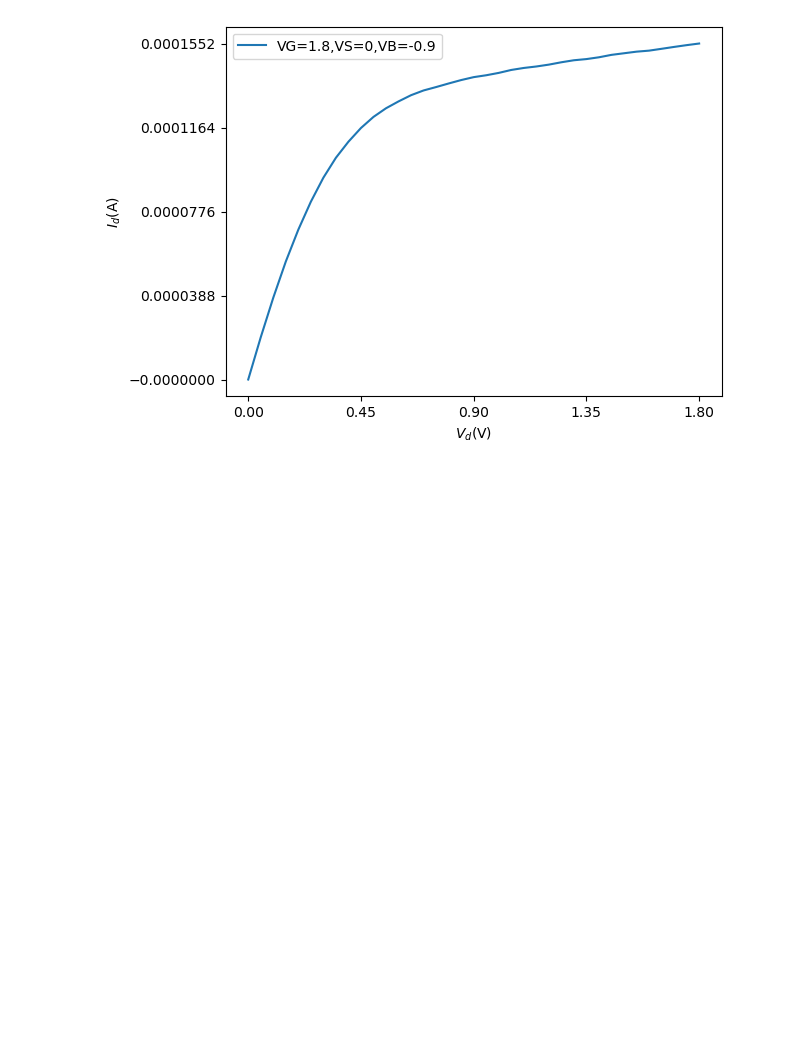
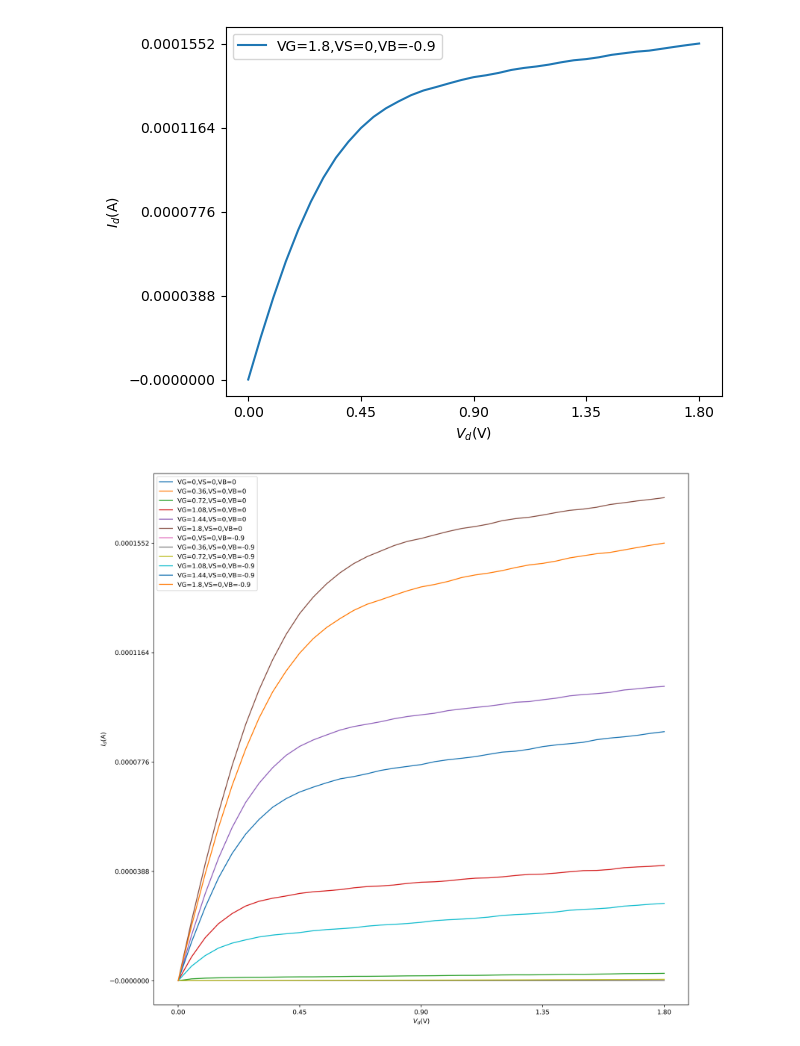
Before and after one commit to ilkerparmaksiz/Analysis, a Jupyter notebook: QPIX/MDM_parser.ipynb, the cells around one changed output. Cells and saved outputs as stored; diff of their text form; code cells hidden in the pictures; blank space fills up the shorter version.

```diff
--- a/QPIX/MDM_parser.ipynb
+++ b/QPIX/MDM_parser.ipynb
@@ -72,3 +78,18 @@ plt.legend()
 plt.show()
 # %% [output]
 [figure]
+# %%
+## All of them
+plt.figure(figsize=(15,15),dpi=300)
+for row in v1:
+    xticks=np.linspace(np.min(v1[row]["VD"]),np.max(v1[row]["VD"]),5)
+    yticks=np.linspace(np.min(v1[row]["ID"]),np.max(v1[row]["ID"]),5)
+    lbl=VG=f'VG={v1[row]["const"]["VG"]},VS={v1[row]["const"]["VS"]},VB={v1[row]["const"]["VB"]}'
+    plt.plot(v1[row]["VD"],v1[row]["ID"],label=lbl)
+    plt.xticks(xticks)
+    plt.yticks(yticks)
+    plt.xlabel(r'$V_{d}$(V)')
+    plt.ylabel(r'$I_{d}$(A)')
+    plt.legend()
+# %% [output]
+[figure, added]
```
Also changed, not shown: parts of 2 cells of this notebook.
